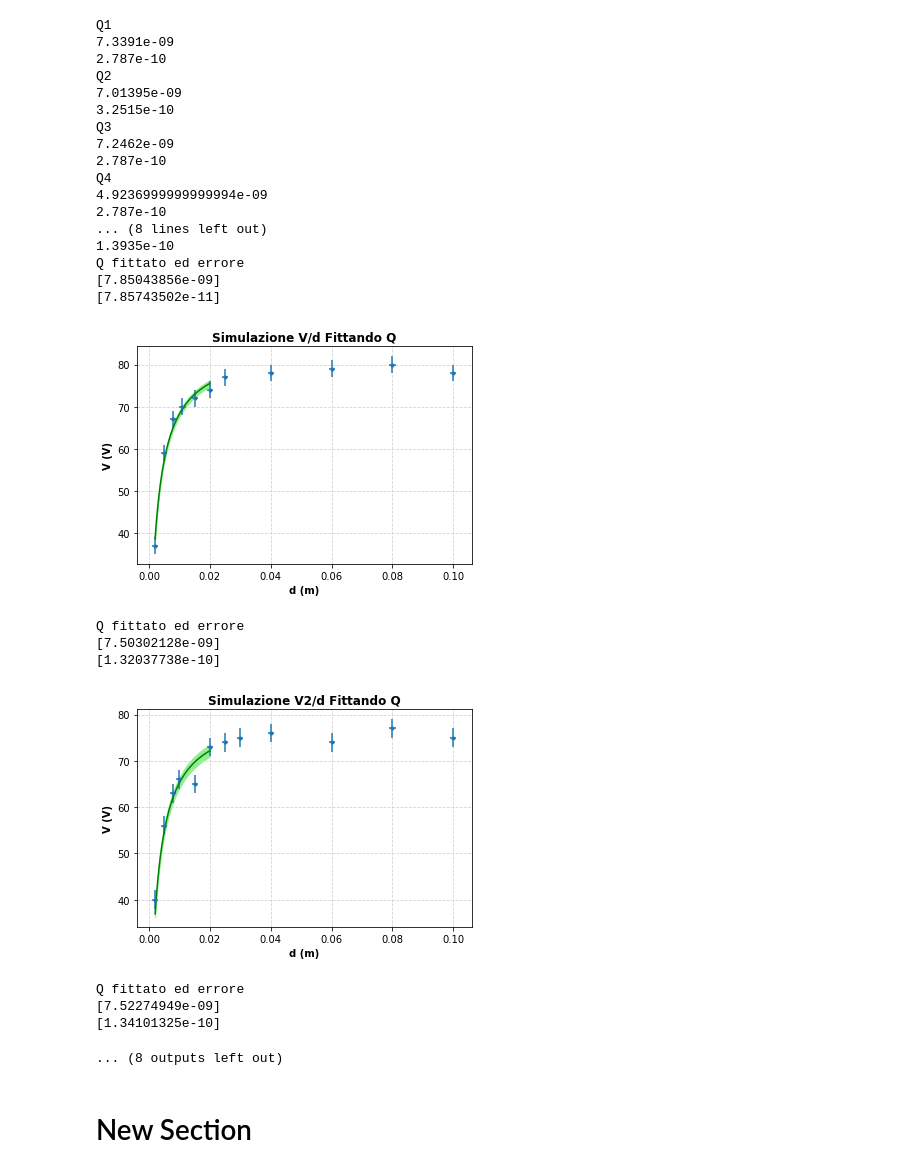
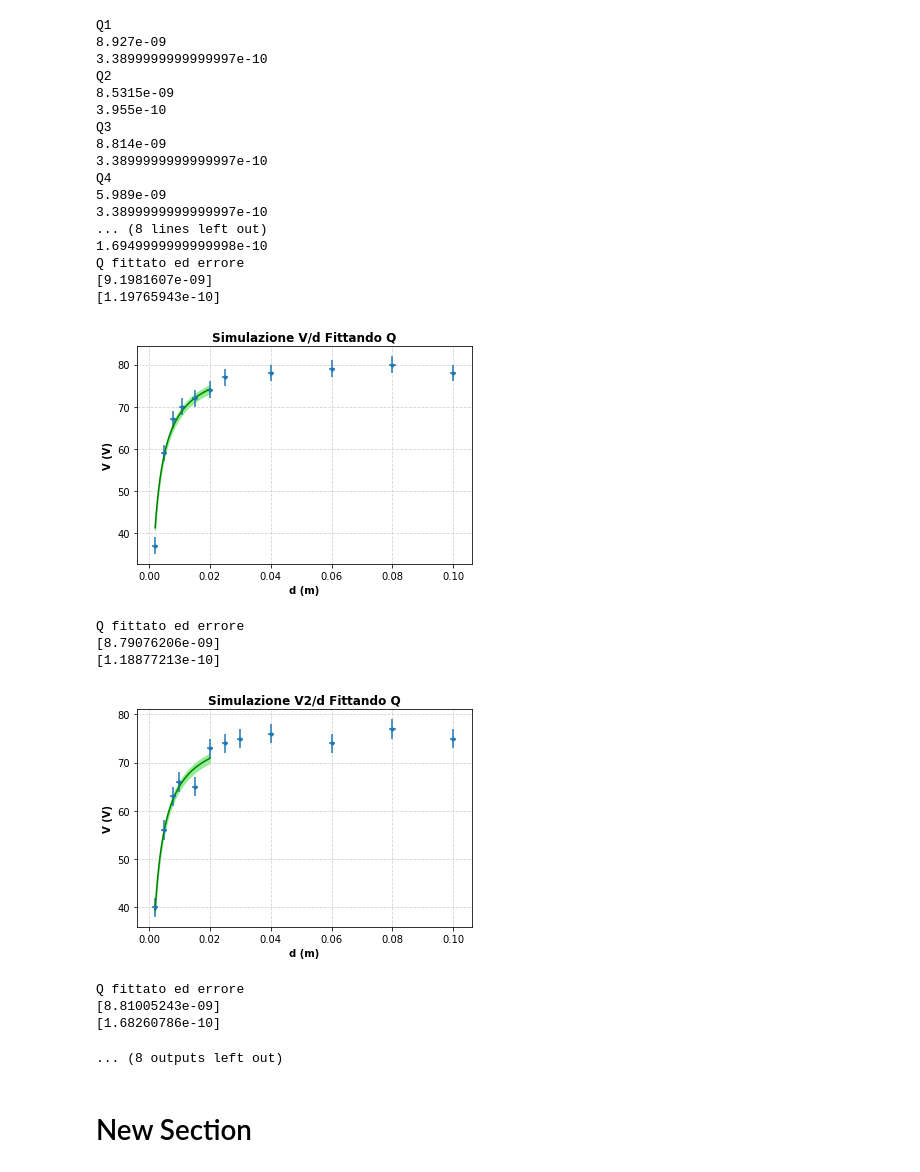
Before and after one commit to Vayxen/Lab2-Elettrostatica, a Jupyter notebook: code/Analisi_V_su_d.ipynb, the cells around one changed output. Saved outputs shown, nothing was run; the diff lists cells and outputs as text; code cells hidden in the pictures.

```diff
--- a/code/Analisi_V_su_d.ipynb
+++ b/code/Analisi_V_su_d.ipynb
@@ -45,8 +45,8 @@ Dcerr = 0.0005
 A = np.pi/4*Dc**2
 A_err = A*2*Dcerr/Dc
 
-Ce = 27e-12
-Ce = 0.929e-10
+Ce = 1.13e-10
+Ce_err = 2.76824077e-11
 D1 = 0.09945
 D2 = 0.14575
 D2 = 0.1492
@@ -578,34 +578,34 @@ Q6
 [figure]
 [figure]
 [figure]
 [figure]
 [figure]
 [figure]
 Q1
-7.3391e-09
-2.787e-10
+8.927e-09
+3.3899999999999997e-10
 Q2
-7.01395e-09
-3.2515e-10
+8.5315e-09
+3.955e-10
 Q3
-7.2462e-09
-2.787e-10
+8.814e-09
+3.3899999999999997e-10
 Q4
-4.9236999999999994e-09
-2.787e-10
+5.989e-09
+3.3899999999999997e-10
 ... (8 lines left out)
-1.3935e-10
+1.6949999999999998e-10
 Q fittato ed errore
-[7.85043856e-09]
-[7.85743502e-11]
+[9.1981607e-09]
+[1.19765943e-10]
-[figure, old version]
+[figure, new version]
 Q fittato ed errore
-[7.50302128e-09]
-[1.32037738e-10]
+[8.79076206e-09]
+[1.18877213e-10]
-[figure, old version]
+[figure, new version]
 Q fittato ed errore
-[7.52274949e-09]
-[1.34101325e-10]
+[8.81005243e-09]
+[1.68260786e-10]
 ... (8 outputs left out)
 # %% [markdown]
 # New Section
```
Also changed, not shown: parts of 1 cell of this notebook, 5 other files.
